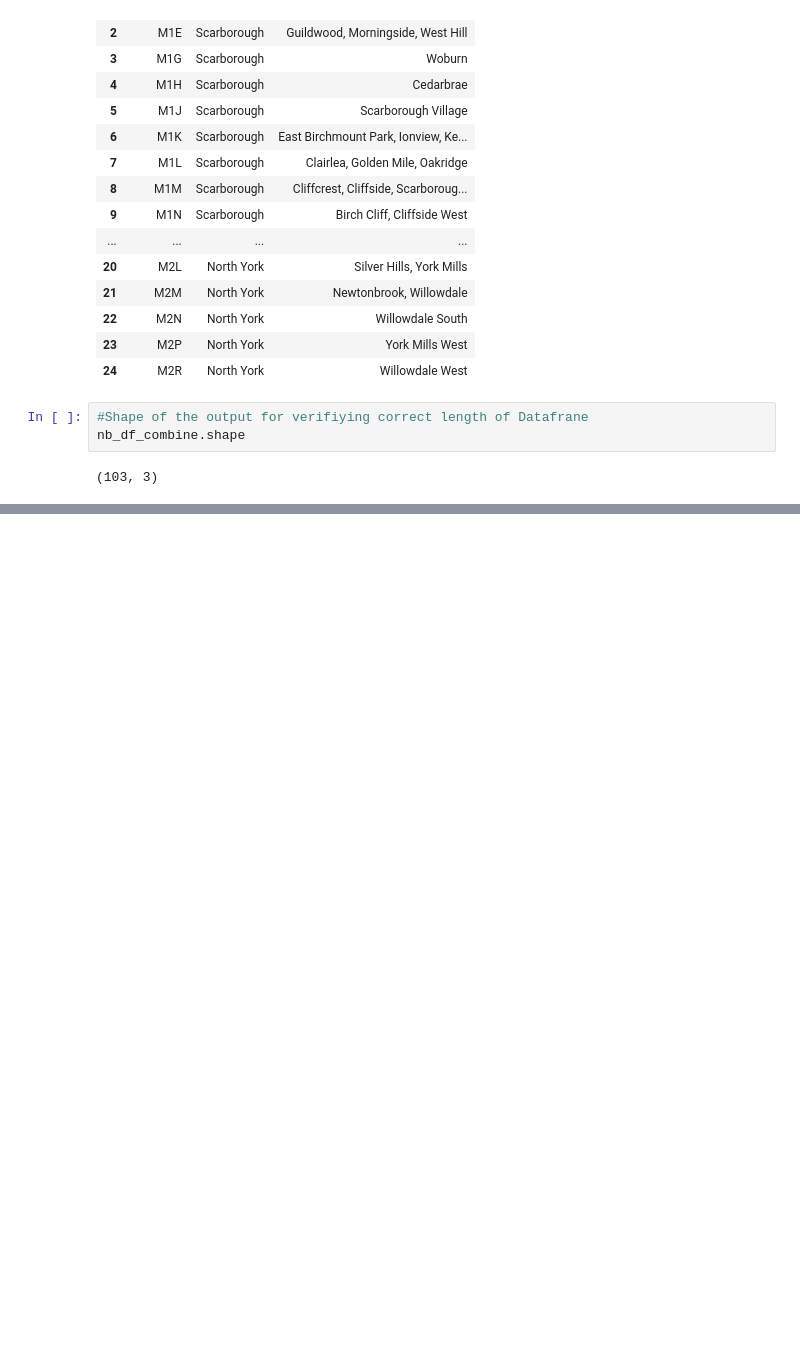
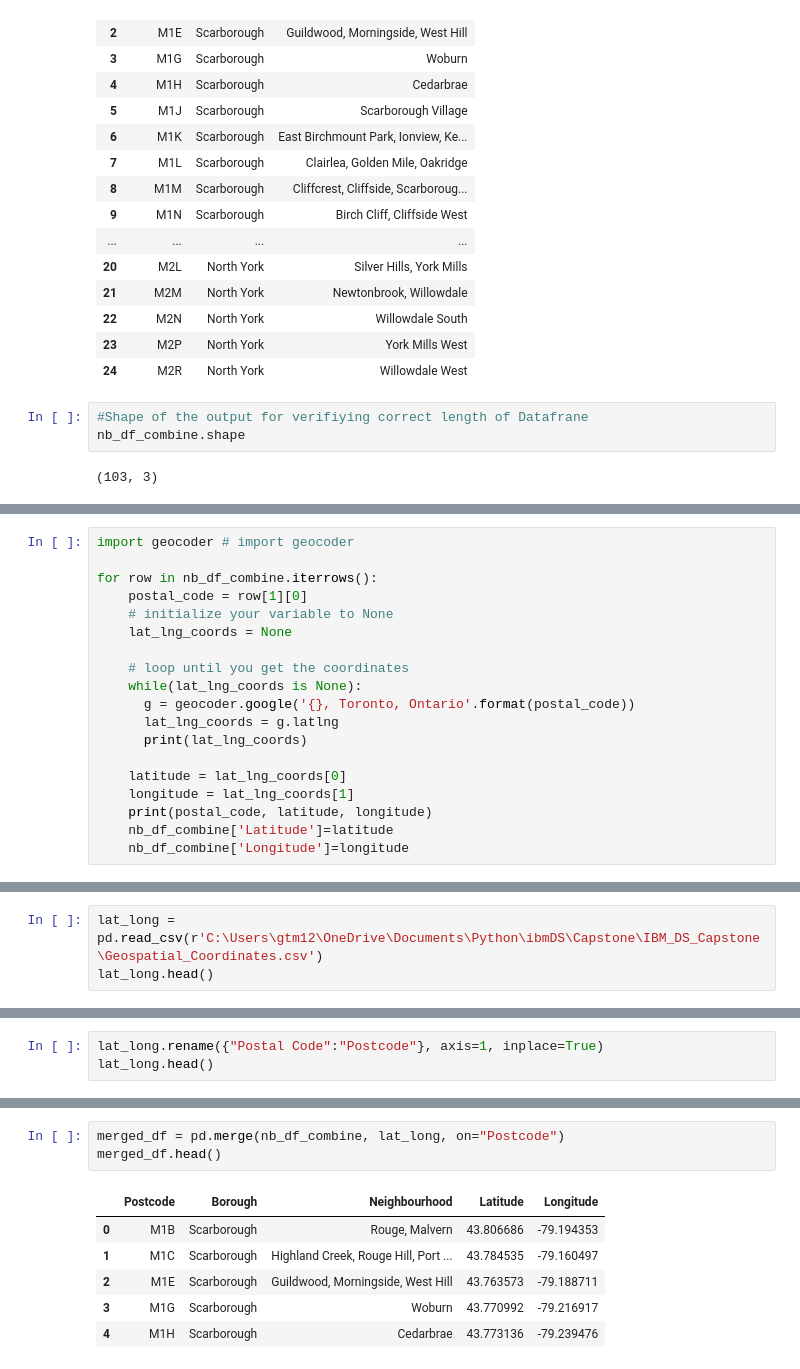
Before and after one commit to gtm1235/IBM_DS_Capstone, a Jupyter notebook: toronto_webscrape_cluster.ipynb, the cells around one changed output, grey strips where cells are left out. Cells and saved outputs as stored; diff of their text form; blank space fills up the shorter version.

```diff
--- a/toronto_webscrape_cluster.ipynb
+++ b/toronto_webscrape_cluster.ipynb
@@ -124,0 +127,19 @@ nb_df_combine.shape
+# %%
+import geocoder # import geocoder
+
+for row in nb_df_combine.iterrows():
+    postal_code = row[1][0]
+    # initialize your variable to None
+    lat_lng_coords = None
+
+    # loop until you get the coordinates
+    while(lat_lng_coords is None):
+      g = geocoder.google('{}, Toronto, Ontario'.format(postal_code))
+      lat_lng_coords = g.latlng
+      print(lat_lng_coords)
+
+    latitude = lat_lng_coords[0]
+    longitude = lat_lng_coords[1]
+    print(postal_code, latitude, longitude)
+    nb_df_combine['Latitude']=latitude
+    nb_df_combine['Longitude']=longitude
@@ -124,0 +164,3 @@ nb_df_combine.shape
+# %%
+lat_long = pd.read_csv(r'C:\Users\gtm12\OneDrive\Documents\Python\ibmDS\Capstone\IBM_DS_Capstone\Geospatial_Coordinates.csv')
+lat_long.head()
@@ -124,0 +174,3 @@ nb_df_combine.shape
+# %%
+lat_long.rename({"Postal Code":"Postcode"}, axis=1, inplace=True)
+lat_long.head()
@@ -124,0 +184,10 @@ nb_df_combine.shape
+# %%
+merged_df = pd.merge(nb_df_combine, lat_long, on="Postcode")
+merged_df.head()
+# %% [output]
+|  | Postcode | Borough | Neighbourhood | Latitude | Longitude |
+| 0 | M1B | Scarborough | Rouge, Malvern | 43.806686 | -79.194353 |
+| 1 | M1C | Scarborough | Highland Creek, Rouge Hill, Port ... | 43.784535 | -79.160497 |
+| 2 | M1E | Scarborough | Guildwood, Morningside, West Hill | 43.763573 | -79.188711 |
+| 3 | M1G | Scarborough | Woburn | 43.770992 | -79.216917 |
+| 4 | M1H | Scarborough | Cedarbrae | 43.773136 | -79.239476 |
```
Also changed, not shown: parts of 4 cells of this notebook.
